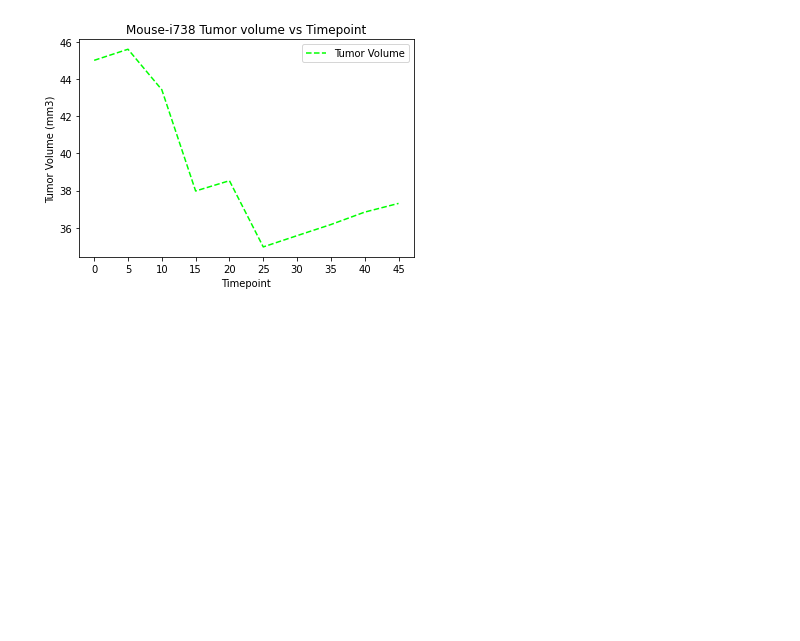
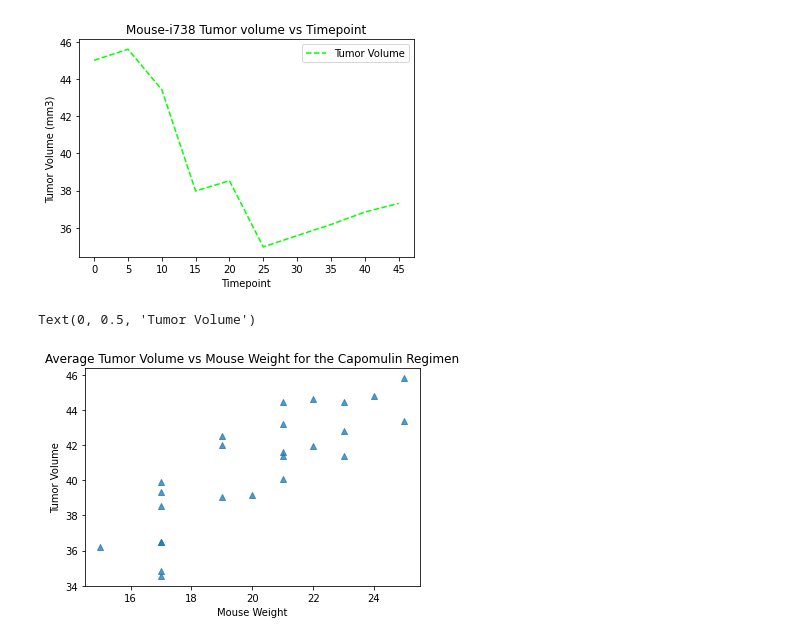
Before and after one commit to nams238/matplotlib_homework, a Jupyter notebook: Pymaceuticals/Untitled.ipynb, the cells around one changed output. Saved outputs shown, nothing was run; the diff lists cells and outputs as text; code cells hidden in the pictures; blank space fills up the shorter version.

```diff
--- a/Pymaceuticals/Untitled.ipynb
+++ b/Pymaceuticals/Untitled.ipynb
@@ -448,3 +448,21 @@ plt.savefig("../Images/Mouse-i738_Tumor_volume_Timepoint_pandas.png", bbox_inche
 plt.show()
 # %% [output]
 [figure]
+# %%
+# Generate a scatter plot of average tumor volume vs. mouse weight for the Capomulin regimen
+campomulin_mouse = clean_dataframe.loc[clean_dataframe['Drug Regimen']=='Capomulin']
+
+avg_campomulin = campomulin_mouse.groupby(['Mouse ID']).mean()
+
+avg_volume = avg_campomulin['Tumor Volume (mm3)']
+avg_weight = avg_campomulin['Weight (g)']
+
+plt.scatter(avg_weight,avg_volume, marker='^', alpha= 0.75)
+
+# Add title and labels
+plt.title('Average Tumor Volume vs Mouse Weight for the Capomulin Regimen')
+plt.xlabel('Mouse Weight')
+plt.ylabel('Tumor Volume')
+# %% [output]
+Text(0, 0.5, 'Tumor Volume')
+[figure, added]
```
